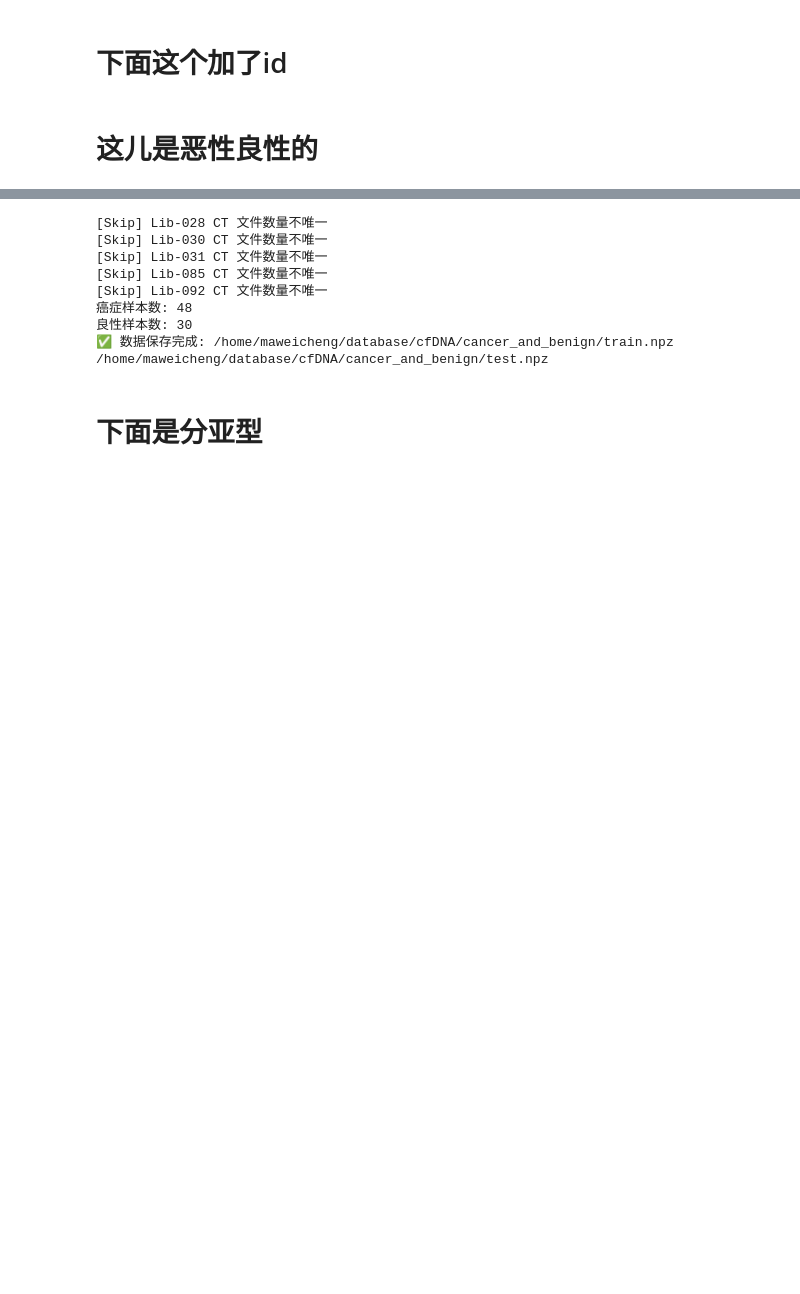
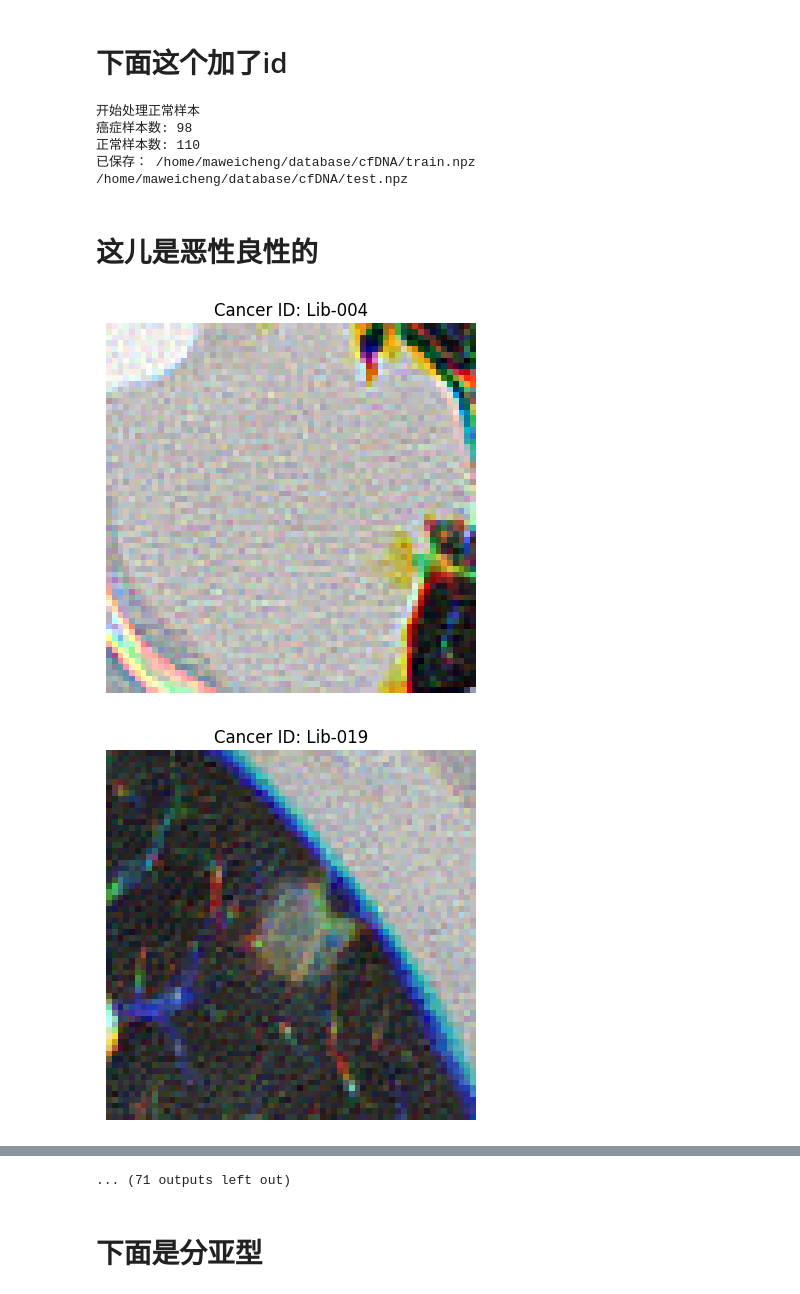
Before and after one commit to KuangQuanS/multimodel, a Jupyter notebook: dataprocess/整合cfDNA和CT.ipynb, the cells around one changed output, grey strips where cells are left out. Cells and saved outputs as stored; diff of their text form; code cells hidden in the pictures; blank space fills up the shorter version.

```diff
--- a/dataprocess/整合cfDNA和CT.ipynb
+++ b/dataprocess/整合cfDNA和CT.ipynb
@@ -271,8 +262,8 @@ import random
 import matplotlib.pyplot as plt
 
 modalities = ["Frag", "CNV", "PFE", "NDR", "NDR2K"]
-cf_base_dir = "../database/cfDNA"
-ct_cancer_dir = "/home/maweicheng/database/khct/patch_output/split_libs"
+cf_base_dir = "/home/maweicheng/database/cfDNA/cancer_and_normal"
+ct_cancer_dir = "/home/maweicheng/database/khct/patch_output/split_libs_new"
 ct_normal_dir = "/home/maweicheng/resgsca/database/3slice/64/nocancer"
 
 save_train_path = os.path.join(cf_base_dir, "train.npz")
@@ -322,10 +313,10 @@ for cid in cancer_ids:
     for mod in modalities:
         X_cancer[mod].append(cf_data[mod]["cancer"].loc[cid].values.astype(np.float32))
 
-    plt.imshow(ct_data / np.max(ct_data))  # 归一化展示
-    plt.title(f"Cancer ID: {cid}")
-    plt.axis('off')
-    plt.show()
+    # plt.imshow(ct_data / np.max(ct_data))  # 归一化展示
+    # plt.title(f"Cancer ID: {cid}")
+    # plt.axis('off')
+    # plt.show()
     CT_cancer.append(ct_data.astype(np.float32))
     y_cancer.append(1)
     id_cancer.append(cid)
@@ -355,10 +346,10 @@ for nid in normal_ids:
     for mod in modalities:
         X_normal[mod].append(cf_data[mod]["normal"].loc[nid].values.astype(np.float32))
 
-    plt.imshow(ct_data / np.max(ct_data))  # 归一化展示
-    plt.title(f"Cancer ID: {nid}")
-    plt.axis('off')
-    plt.show()
+    # plt.imshow(ct_data / np.max(ct_data))  # 归一化展示
+    # plt.title(f"Cancer ID: {nid}")
+    # plt.axis('off')
+    # plt.show()
     CT_normal.append(ct_data.astype(np.float32))
     y_normal.append(0)
     id_normal.append(nid)  # 去掉 .npz 后缀
@@ -396,6 +387,11 @@ test_all  = {key: np.concatenate([test_can[key], test_nor[key]])   for key in te
 np.savez_compressed(save_train_path, **train_all)
 np.savez_compressed(save_test_path,  **test_all)
 print("已保存：", save_train_path, save_test_path)
+# %% [output]
+开始处理正常样本
+癌症样本数: 98
+正常样本数: 110
+已保存： /home/maweicheng/database/cfDNA/train.npz /home/maweicheng/database/cfDNA/test.npz
 # %% [markdown]
 # 这儿是恶性良性的
 # %%
@@ -414,7 +410,12 @@ save_train_path = os.path.join(cf_base_dir, "cancer_and_benign/train.npz")
 save_test_path = os.path.join(cf_base_dir, "cancer_and_benign/test.npz")
 
 # Library ID 列表
-cancer_ids = ["Lib-004", "Lib-019", "Lib-020", "Lib-021", "Lib-022", "Lib-025", "Lib-028", "Lib-032", "Lib-037", "Lib-038", "Lib-039", "Lib-040", "Lib-066",
+# cancer_ids = ["Lib-004", "Lib-019", "Lib-020", "Lib-021", "Lib-022", "Lib-025", "Lib-028", "Lib-032", "Lib-037", "Lib-038", "Lib-039", "Lib-040", "Lib-066",
+#               "Lib-067", "Lib-068", "Lib-069", "Lib-076", "Lib-077", "Lib-082", "Lib-083", "Lib-086", "Lib-087", "Lib-088", "Lib-090", "Lib-093", "Lib-094",
+#               "Lib-107", "Lib-108", "Lib-109", "Lib-110", "Lib-121", "Lib-122", "Lib-123", "Lib-124", "Lib-126", "Lib-128", "Lib-130", "Lib-131", "Lib-137",
+#               "Lib-140", "Lib-142", "Lib-143", "Lib-145", "Lib-149", "Lib-150", "Lib-157", "Lib-158", "Lib-159", "Lib-160"]
+
+cancer_ids = ["Lib-004", "Lib-019", "Lib-020", "Lib-021", "Lib-022", "Lib-025", "Lib-028", "Lib-032",  "Lib-066",
               "Lib-067", "Lib-068", "Lib-069", "Lib-076", "Lib-077", "Lib-082", "Lib-083", "Lib-086", "Lib-087", "Lib-088", "Lib-090", "Lib-093", "Lib-094",
               "Lib-107", "Lib-108", "Lib-109", "Lib-110", "Lib-121", "Lib-122", "Lib-123", "Lib-124", "Lib-126", "Lib-128", "Lib-130", "Lib-131", "Lib-137",
               "Lib-140", "Lib-142", "Lib-143", "Lib-145", "Lib-149", "Lib-150", "Lib-157", "Lib-158", "Lib-159", "Lib-160"]
@@ -467,10 +468,10 @@ def process_samples(id_list, label):
         ids.append(pid)
 
         # 可视化
-        # plt.imshow(ct_data / np.max(ct_data))
-        # plt.title(f"{'Cancer' if label == 1 else 'Benign'} ID: {pid}")
-        # plt.axis('off')
-        # plt.show()
+        plt.imshow(ct_data / np.max(ct_data))
+        plt.title(f"{'Cancer' if label == 1 else 'Benign'} ID: {pid}")
+        plt.axis('off')
+        plt.show()
 
     return X, CT, y, ids
 
@@ -478,35 +479,37 @@ def process_samples(id_list, label):
 X_cancer, CT_cancer, y_cancer, id_cancer = process_samples(cancer_ids, label=1)
 X_benign, CT_benign, y_benign, id_benign = process_samples(benign_ids, label=0)
 
-print(f"癌症样本数: {len(y_cancer)}")
+print(f"恶性样本数: {len(y_cancer)}")
 print(f"良性样本数: {len(y_benign)}")
 
 # 3. 训练测试划分函数
 def split_data(X_dict, CT_list, y_list, id_list):
     n = len(y_list)
     split = int(n * 0.3)
     idx_test, idx_train = np.arange(split), np.arange(split, n)
 
     def subset(data, idx): return [data[i] for i in idx]
 
     train = {mod: np.stack(subset(X_dict[mod], idx_train)) for mod in modalities}
     test = {mod: np.stack(subset(X_dict[mod], idx_test)) for mod in modalities}
     train["CT"] = np.stack(subset(CT_list, idx_train))
     test["CT"] = np.stack(subset(CT_list, idx_test))
     train["y"] = np.array([y_list[i] for i in idx_train])
     test["y"] = np.array([y_list[i] for i in idx_test])
     train["id"] = np.array([id_list[i] for i in idx_train])
     test["id"] = np.array([id_list[i] for i in idx_test])
     return train, test
 
 # 4. 拆分并合并训练测试集
 train_can, test_can = split_data(X_cancer, CT_cancer, y_cancer, id_cancer)
 train_ben, test_ben = split_data(X_benign, CT_benign, y_benign, id_benign)
 train_all = {key: np.concatenate([train_can[key], train_ben[key]]) for key in train_can}
 test_all = {key: np.concatenate([test_can[key], test_ben[key]]) for key in test_can}
 
 # 5. 保存为 .npz
 np.savez_compressed(save_train_path, **train_all)
 np.savez_compressed(save_test_path, **test_all)
 print("✅ 数据保存完成:", save_train_path, save_test_path)
 # %% [output]
+[figure, added]
+[figure, added]
@@ -513,11 +526,4 @@ print("✅ 数据保存完成:", save_train_path, save_test_path)
-[Skip] Lib-028 CT 文件数量不唯一
-[Skip] Lib-030 CT 文件数量不唯一
-[Skip] Lib-031 CT 文件数量不唯一
-[Skip] Lib-085 CT 文件数量不唯一
-[Skip] Lib-092 CT 文件数量不唯一
-癌症样本数: 48
-良性样本数: 30
-✅ 数据保存完成: /home/maweicheng/database/cfDNA/cancer_and_benign/train.npz /home/maweicheng/database/cfDNA/cancer_and_benign/test.npz
+... (71 outputs left out)
 # %% [markdown]
 # 下面是分亚型
 # %%
```
Also changed, not shown: parts of 4 cells of this notebook, 12 other files.
